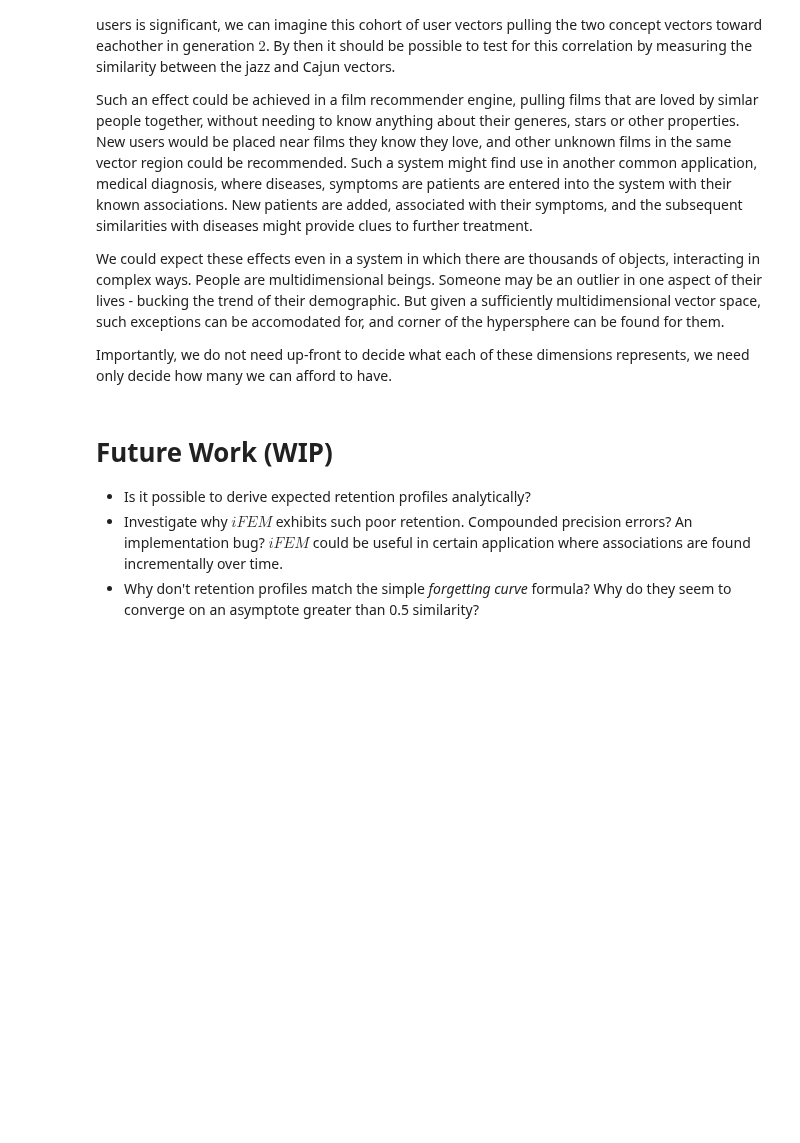
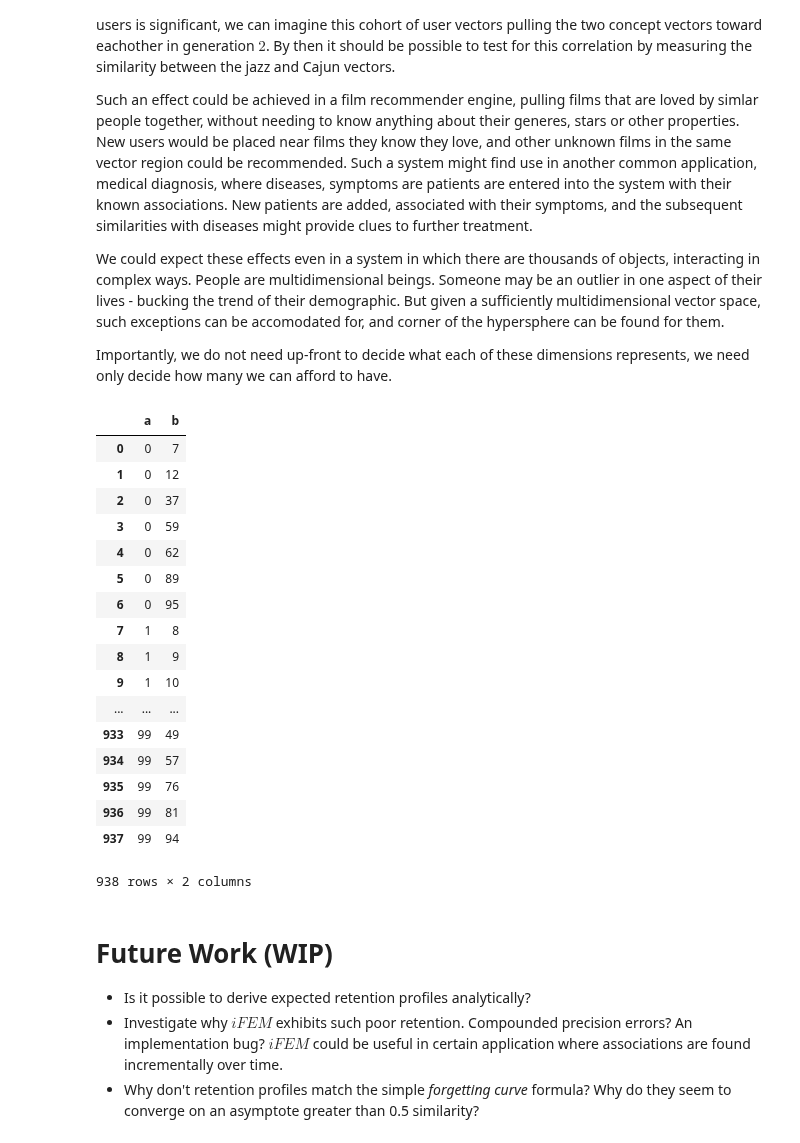
Before and after one commit to sagland/vecassoc, a Jupyter notebook: notebooks/vecassoc.ipynb, the cells around one changed output. Drawn from its saved outputs; the diff is of its cells as text; code cells hidden in the pictures; blank space fills up the shorter version.

```diff
--- a/notebooks/vecassoc.ipynb
+++ b/notebooks/vecassoc.ipynb
@@ -888,3 +949,32 @@ Importantly, we do not need up-front to decide what each of these dimensions rep
+# %%
+np.random.seed(2323)
+M = 100 # Number of objects
+R = 500 # Number of relations
+
+rels = np.zeros(R, dtype=[('a', 'i4'), ('b', 'i4'), ('weight', 'f4')])
+rels['a'] = np.random.randint(0, M, R)
+rels['b'] = np.random.randint(0, M, R)
+rels['weight'] = np.random.exponential(10, R) + 1
+hs_relmap(rels, n=3)
+# %% [output]
+|  | a | b |
+| 0 | 0 | 7 |
+| 1 | 0 | 12 |
+| 2 | 0 | 37 |
+| 3 | 0 | 59 |
+| 4 | 0 | 62 |
+| 5 | 0 | 89 |
+| 6 | 0 | 95 |
+| 7 | 1 | 8 |
+| 8 | 1 | 9 |
+| 9 | 1 | 10 |
+| ... | ... | ... |
+| 933 | 99 | 49 |
+| 934 | 99 | 57 |
+| 935 | 99 | 76 |
+| 936 | 99 | 81 |
+| 937 | 99 | 94 |
+938 rows × 2 columns
 # %% [markdown]
 # Future Work (WIP)
 
```
Also changed, not shown: parts of 1 cell of this notebook.
